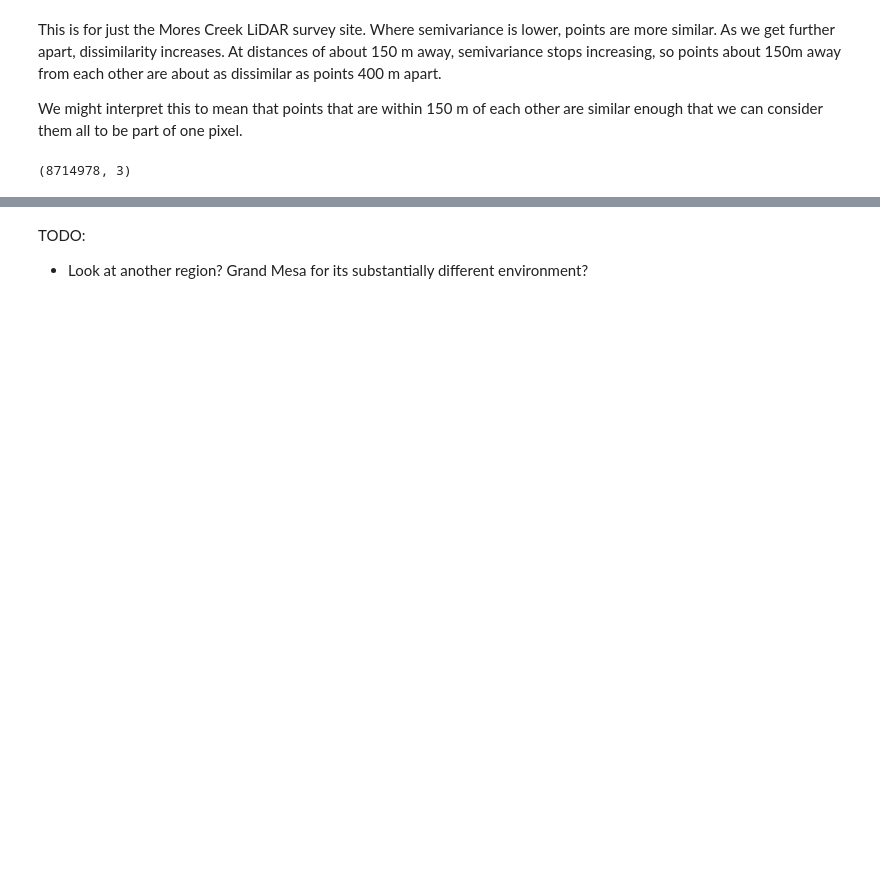
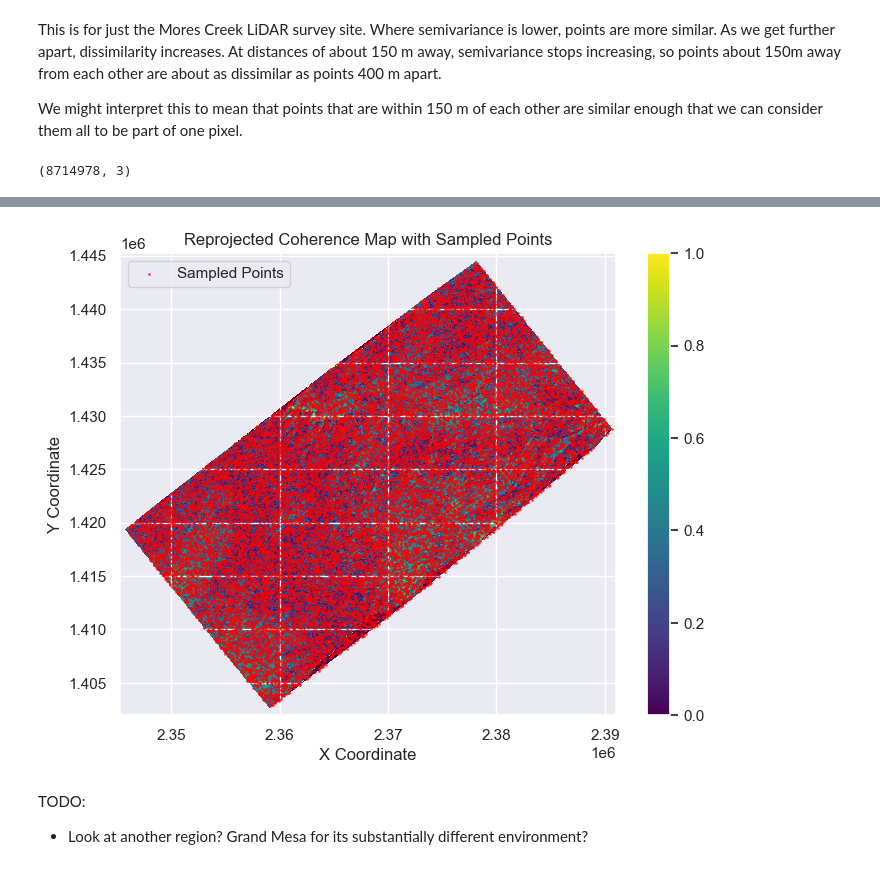
Before and after one commit to julober/snowex_uavsar_coherence, a Jupyter notebook: notebooks/spatial_variance.ipynb, the cells around one changed output, grey strips where cells are left out. Cells and saved outputs as stored; diff of their text form; code cells hidden in the pictures; blank space fills up the shorter version.

```diff
--- a/notebooks/spatial_variance.ipynb
+++ b/notebooks/spatial_variance.ipynb
@@ -139,3 +174,16 @@ This is for the full image with 10m resolution. The semivariance crosses overall
+# %%
+# plot the coherence map with the sampled points overlaid
+plt.figure(figsize=(8, 6))
+ds_reprojected10m.plot.imshow(cmap='viridis')
+plt.scatter(sampled_arr[:, 0], sampled_arr[:, 1], c='red',
+            s=1, label='Sampled Points', alpha=0.6)
+plt.title("Reprojected Coherence Map with Sampled Points")
+plt.xlabel("X Coordinate")
+plt.ylabel("Y Coordinate")
+plt.legend()
+plt.show()
+# %% [output]
+[figure, added]
 # %% [markdown]
 TODO:
 - Look at another region? Grand Mesa for its substantially different environment?
```
Also changed, not shown: parts of 8 cells of this notebook, 1 other file.
